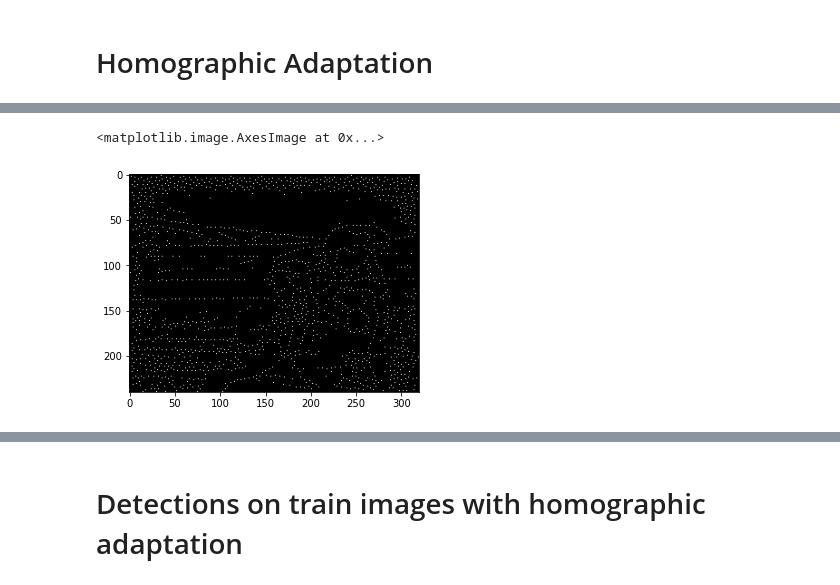
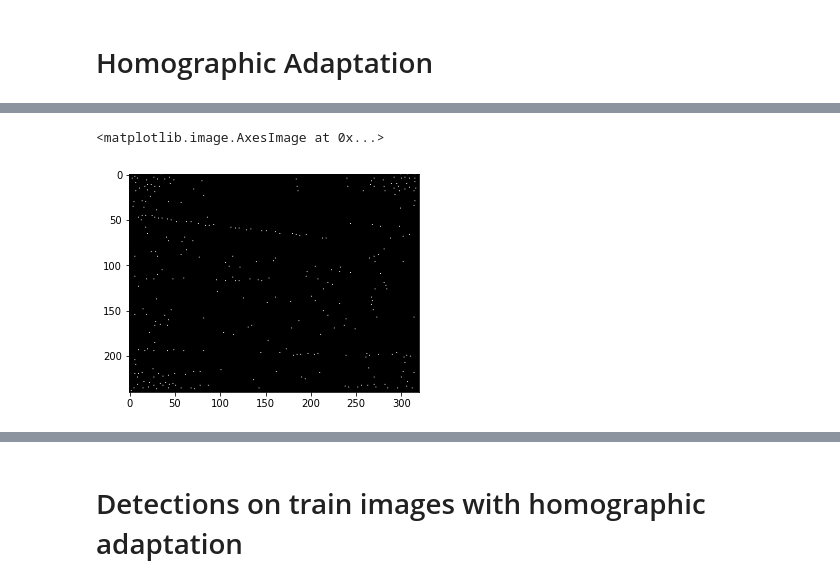
Before and after one commit to amit205/multi-task-learning, a Jupyter notebook: export_detections.ipynb, the cells around one changed output, grey strips where cells are left out. Saved outputs shown, nothing was run; the diff lists cells and outputs as text; code cells hidden in the pictures.

Commit message:
magic point updated

```diff
--- a/export_detections.ipynb
+++ b/export_detections.ipynb
@@ -159,10 +159,13 @@ class DetectorLossLayer(Layer):
     def compute_output_shape(self, input_shape):
         return [1]
 
-def net(input_shape = (240, 320, 1)):
-    images_inputs = Input(shape = input_shape, name = 'images')
-    valid_masks_inputs = Input(shape = input_shape, name = 'valid_masks')
-    warped_points_inputs = Input(shape = input_shape, name = 'warped_points')
+def net(input_shape1, input_shape2, input_shape3):
+    images_inputs = Input(shape = input_shape1, name = 'images')
+    valid_masks_inputs = Input(shape = input_shape2, name = 'valid_masks')
+    warped_points_inputs = Input(shape = input_shape3, name = 'warped_points')
+
+    if model_config['data_format'] == 'channels_first':
+        images_inputs1 = tf.transpose(images_inputs, [0, 3, 1, 2])
 
     encoder_output = shared_encoder(images_inputs, model_config=model_config)
     output = detector_head(encoder_output, model_config=model_config)
@@ -180,0 +178,2 @@ The `validate_indices` argument has no effect. Indices are always validated on C
+# %%
+model = net(input_shape1 = (240, 320, 1), input_shape2 = (240, 320), input_shape3 = (240, 320))
@@ -181,3 +184,4 @@ The `validate_indices` argument has no effect. Indices are always validated on C
 # %%
-model.load_weights(filepath='/root/Internship-Valeo/Project/results/checkpoint-magicpoint-coco-050322')
+# model.load_weights(filepath='/root/Internship-Valeo/Project/results/checkpoint-magicpoint-120x160-synth-aug-100322')
+model.load_weights(filepath='/root/Internship-Valeo/results/magic-point_synth')
 # %% [output]
@@ -218,7 +223,7 @@ if model_config['nms']:
     prob = tf.map_fn(lambda p: box_nms(p, model_config['nms'],
                                                min_prob=model_config['detection_threshold'],
                                                keep_top_k=model_config['top_k']), y_pred)
-    pred = tf.cast(tf.greater_equal(prob, model_config['detection_threshold']), tf.float32)
+pred = tf.cast(tf.greater_equal(prob, model_config['detection_threshold']), tf.int32)
 
 # pred = pred * valid_mask # multiplied with valid masks
 
@@ -266,16 +263,16 @@ results = tf.nest.map_structure(tf.stop_gradient, tf.while_loop(c, b, vars))
 # %%
 if model_config['nms']:
     prob = tf.map_fn(lambda p: box_nms(p, model_config['nms'],
                                                min_prob=model_config['detection_threshold'],
-                                               keep_top_k=model_config['top_k']), HA['prob'])
-    pred = tf.cast(tf.greater_equal(prob, model_config['detection_threshold']), tf.int32)
+                                               keep_top_k=300), HA['prob'])
+pred = tf.cast(tf.greater_equal(prob, model_config['detection_threshold']), tf.int32)
 
 # pred = pred * x[1] # multiplication by valid mask commented out as it's not a warped image
 
 plt.imshow(pred[0], cmap = 'gray')
 # %% [output]
 <matplotlib.image.AxesImage at 0x...>
-[figure, old version]
+[figure, new version]
 # %%
 def draw_keypoints(img, corners, color, s = 4):
     keypoints = [cv2.KeyPoint(c[1]*s, c[0]*s, 1) for c in np.stack(corners).T]
```
Also changed, not shown: parts of 13 cells of this notebook, 5 other files.
